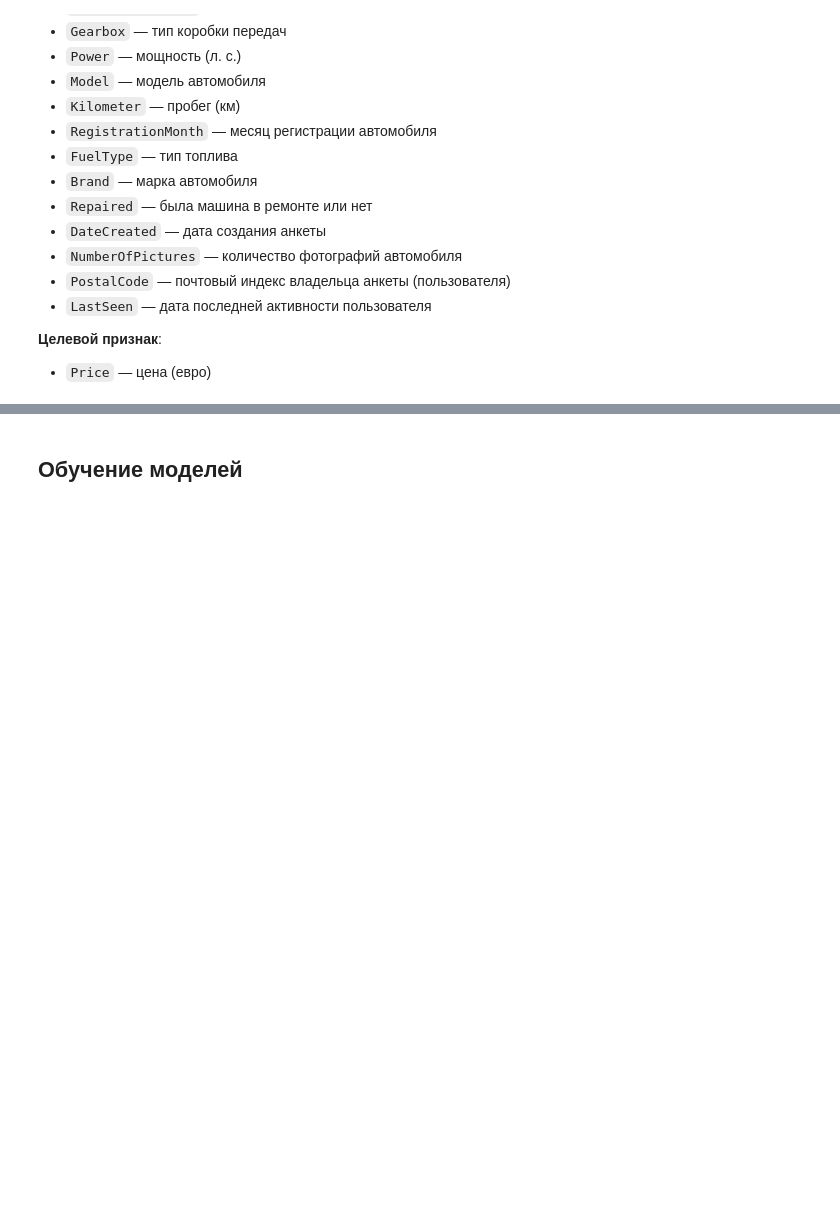
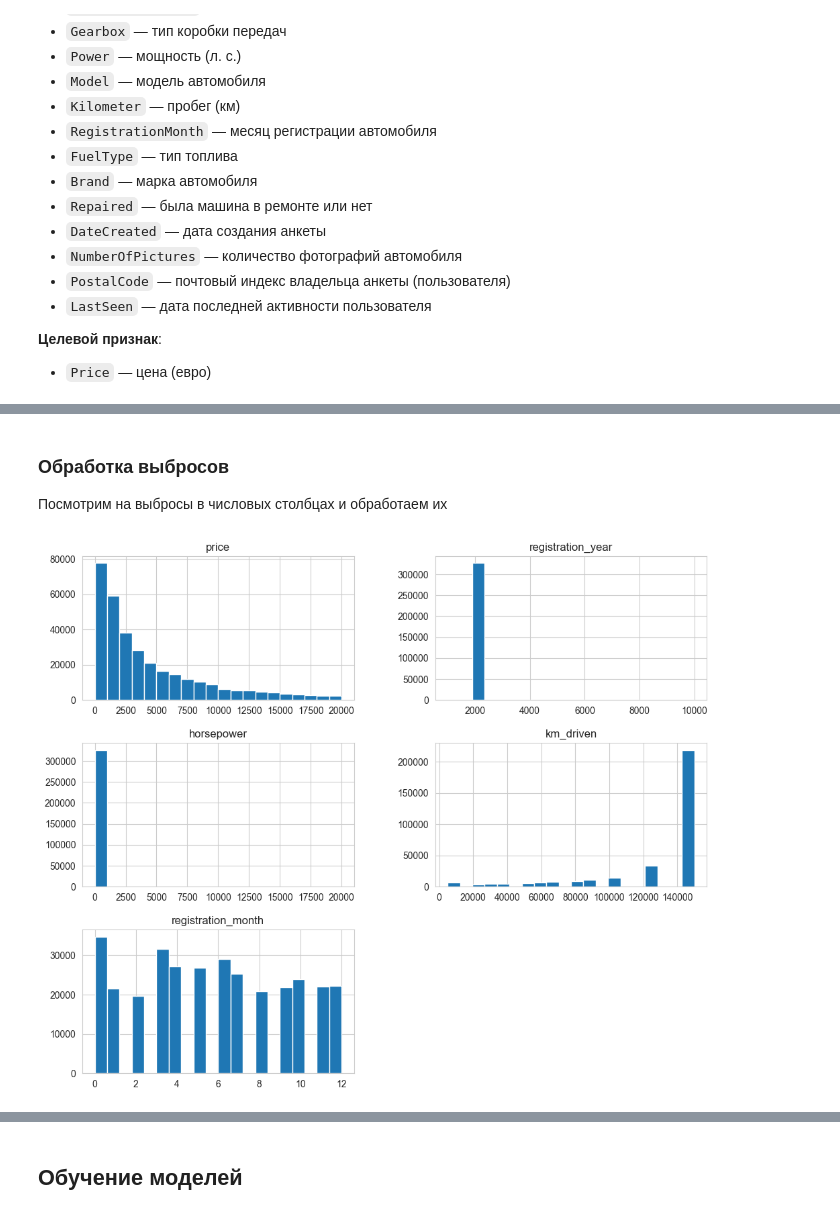
Before and after one commit to Moncervers/car_price_prediction, a Jupyter notebook: 15d5adf9-246c-4b56-a6a8-43d94bd8231e.ipynb, the cells around one changed output, grey strips where cells are left out. Saved outputs shown, nothing was run; the diff lists cells and outputs as text; code cells hidden in the pictures; blank space fills up the shorter version.

```diff
--- a/15d5adf9-246c-4b56-a6a8-43d94bd8231e.ipynb
+++ b/15d5adf9-246c-4b56-a6a8-43d94bd8231e.ipynb
@@ -49,0 +405,38 @@ except:
+# %%
+def fill_by_group(df: pd.DataFrame, column_to_group: str, column_to_fill: str, value_to_fill: str) -> pd.DataFrame:
+    """
+    Заполняет пропуски в столбце модой, группируя данные по другому столбцу.
+
+    :param df: Исходный датафрейм.
+    :param column_to_group: Столбец, по которому надо сгруппировать данные.
+    :param column_to_fill: Столбец, в котором необходимо заполнить пропуски.
+    :param value_to_fill: Значение, которым заполняются оставшиеся пропуски.
+    :return: Датафрейм с заполненными пропусками.
+    """
+    df = df.copy()
+
+    # Группируем данные по `column_to_group` и вычисляем моду для каждой группы
+    mode_by_group = df.groupby(column_to_group)[column_to_fill].transform(
+        lambda x: x.mode().iloc[0] if not x.mode().empty else pd.NA
+    )
+
+    # Заполняем пропуски в `column_to_fill` с помощью моды по группам
+    df[column_to_fill] = df[column_to_fill].fillna(mode_by_group)
+
+    # Заполняем оставшиеся пропуски значением
+    df[column_to_fill] = df[column_to_fill].fillna(value_to_fill)
+
+    return df
+# %%
+# Применяем функцию к столбцам
+df = fill_by_group(df, 'car_brand', 'car_model', 'unknown')
+df = fill_by_group(df, 'car_model', 'gearbox_type', 'unknown')
+df = fill_by_group(df, 'car_model', 'vehicle_type', 'unknown')
+df = fill_by_group(df, 'car_model', 'fuel_type', 'other')
+
+# Заполняем пропуски в столбце is_repaired и преобразовываем в булевый
+df['is_repaired'] = df['is_repaired'].fillna(0).apply(lambda x: True if x == 'yes' else False).astype(bool)
+
+# Выводим количество пропусков
+print(df.isna().sum())
+df
@@ -49,0 +469,11 @@ except:
+# %% [markdown]
+### Обработка выбросов
+
+Посмотрим на выбросы в числовых столбцах и обработаем их
+# %%
+# Выводим гистограммы для числовых столбцов
+df.hist(bins=20, figsize=(12, 10))
+
+plt.show()
+# %% [output]
+[figure, added]
```
Also changed, not shown: parts of 40 cells of this notebook, 1 other file.
